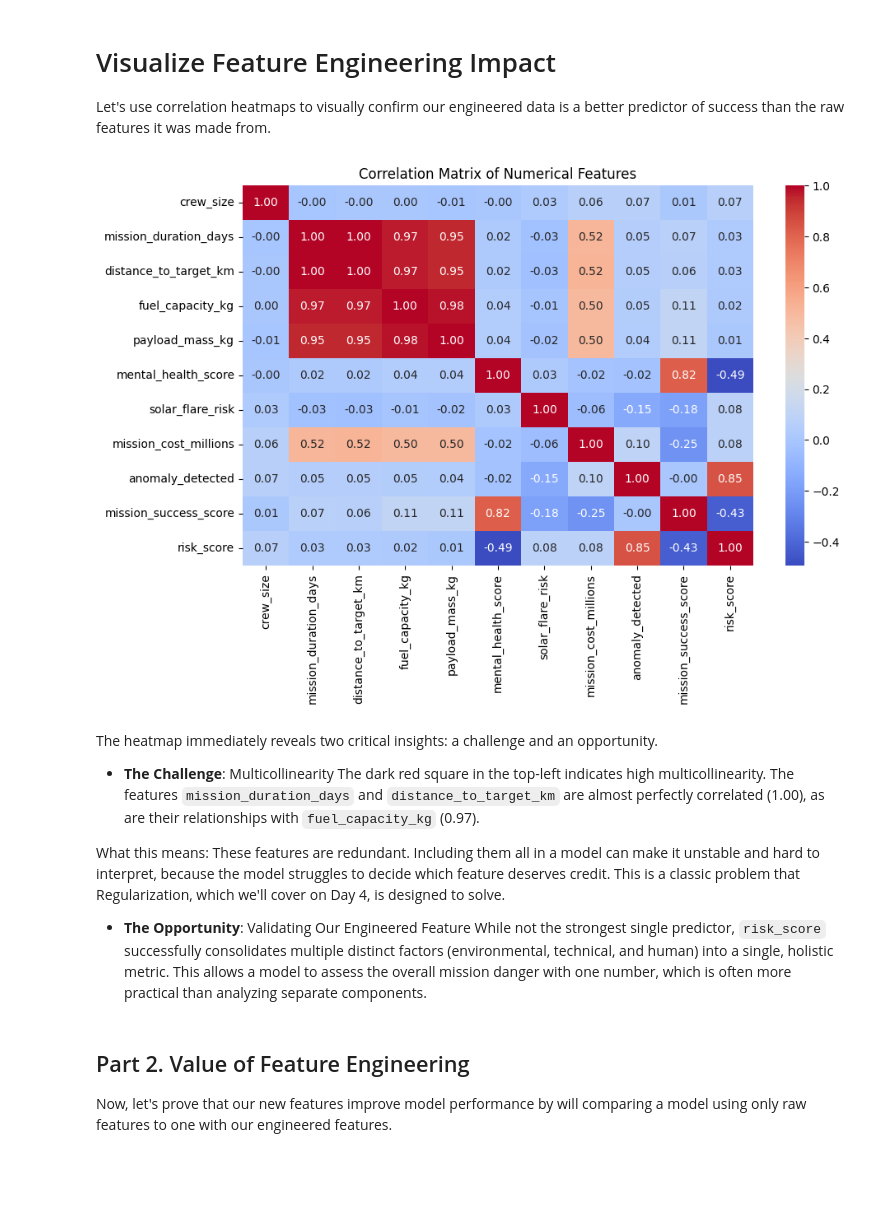
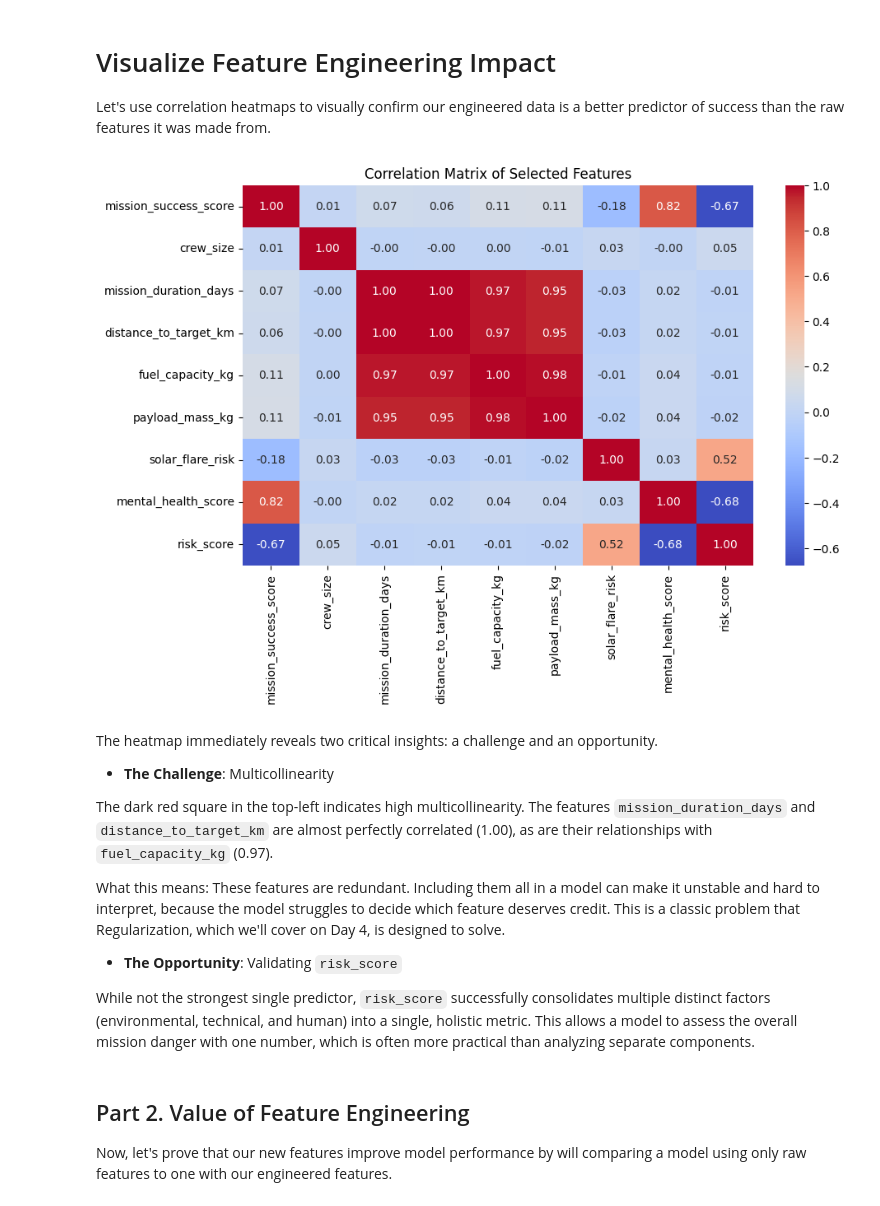
Before and after one commit to itsamrithaa/10DayDataSeries, a Jupyter notebook: notebooks/3-feature-engineering.ipynb, the cells around one changed output. Saved outputs shown, nothing was run; the diff lists cells and outputs as text; code cells hidden in the pictures; blank space fills up the shorter version.

```diff
--- a/notebooks/3-feature-engineering.ipynb
+++ b/notebooks/3-feature-engineering.ipynb
@@ -38,0 +64,14 @@ df_clean["risk_score"] = (
+# %%
+# Scale components between 0 and 1
+scaler = MinMaxScaler()
+flare_scaled = scaler.fit_transform(df_encoded[["solar_flare_risk"]])
+mh_scaled = scaler.fit_transform((1 - df_encoded[["mental_health_score"]]))  # Low mental health = more risk
+
+# Weight anomaly less heavily due to class imbalance
+risk_score = 0.4 * flare_scaled.flatten() + 0.4 * mh_scaled.flatten() + 0.2 * df_encoded["anomaly_detected"]
+
+# Replace existing column
+df_encoded["risk_score"] = risk_score
+
+# Display sample of engineered DataFrame
+df_encoded.head()
@@ -87,21 +90,43 @@ df_encoded.head()
 Let's use correlation heatmaps to visually confirm our engineered data is a better predictor of success than the raw features it was made from.
 # %%
 # Correlation heatmap of engineered features
+
+# Select key features to visualize correlations
+important_features = [
+    'mission_success_score',           # Target variable
+    'crew_size',
+    'mission_duration_days',
+    'distance_to_target_km',
+    'fuel_capacity_kg',
+    'payload_mass_kg',
+    'solar_flare_risk',
+    'mental_health_score',
+    'risk_score',
+]
+
+# Create correlation matrix for selected features
 plt.figure(figsize=(10, 6))
-sns.heatmap(df_clean.corr(numeric_only=True), annot=True, cmap="coolwarm", fmt=".2f")
-plt.title("Correlation Matrix of Numerical Features")
+sns.heatmap(
+    df_encoded[important_features].corr(),
+    annot=True,
+    cmap="coolwarm",
+    fmt=".2f"
+)
+plt.title("Correlation Matrix of Selected Features")
 plt.show()
 # %% [output]
-[figure, old version]
+[figure, new version]
 # %% [markdown]
 The heatmap immediately reveals two critical insights: a challenge and an opportunity.
 
 - **The Challenge**: Multicollinearity
+
 The dark red square in the top-left indicates high multicollinearity. The features `mission_duration_days` and `distance_to_target_km` are almost perfectly correlated (1.00), as are their relationships with `fuel_capacity_kg` (0.97).
 
 What this means: These features are redundant. Including them all in a model can make it unstable and hard to interpret, because the model struggles to decide which feature deserves credit. This is a classic problem that Regularization, which we'll cover on Day 4, is designed to solve.
 
-- **The Opportunity**: Validating Our Engineered Feature
+- **The Opportunity**: Validating `risk_score`
+
 While not the strongest single predictor, `risk_score` successfully consolidates multiple distinct factors (environmental, technical, and human) into a single, holistic metric. This allows a model to assess the overall mission danger with one number, which is often more practical than analyzing separate components.
 # %% [markdown]
 ## Part 2. Value of Feature Engineering
```
Also changed, not shown: parts of 21 cells of this notebook, 1 other file.
